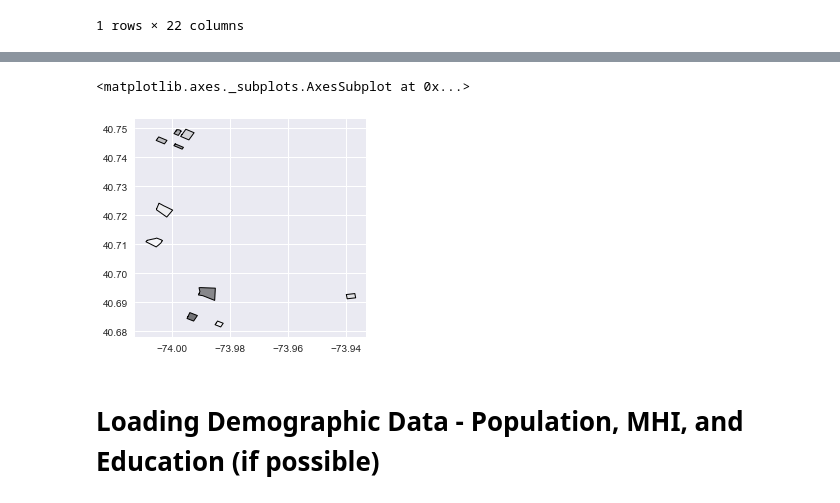
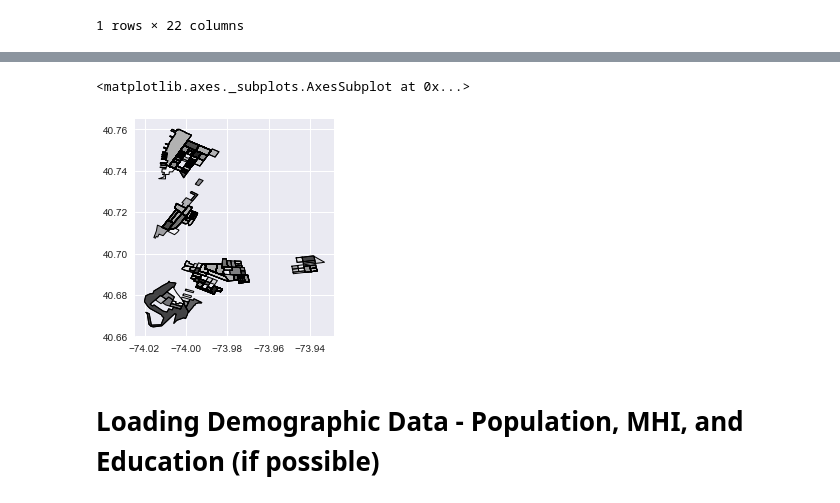
Before and after one commit to cor215/WiFind2017, a Jupyter notebook: Final Analysis - Wifind.ipynb, the cells around one changed output, grey strips where cells are left out. Saved outputs shown, nothing was run; the diff lists cells and outputs as text; code cells hidden in the pictures.

```diff
--- a/Final Analysis - Wifind.ipynb
+++ b/Final Analysis - Wifind.ipynb
@@ -163,7 +159,7 @@ housing_wifi__uni.shape
 # %%
-housing_wifi__uni[::100000].plot()
+housing_wifi__uni[::1000].plot()
 # %% [output]
 <matplotlib.axes._subplots.AxesSubplot at 0x...>
-[figure, old version]
+[figure, new version]
 # %%
 # Merge Population and median household income Data for blocks groups
```
Also changed, not shown: parts of 180 cells of this notebook.
